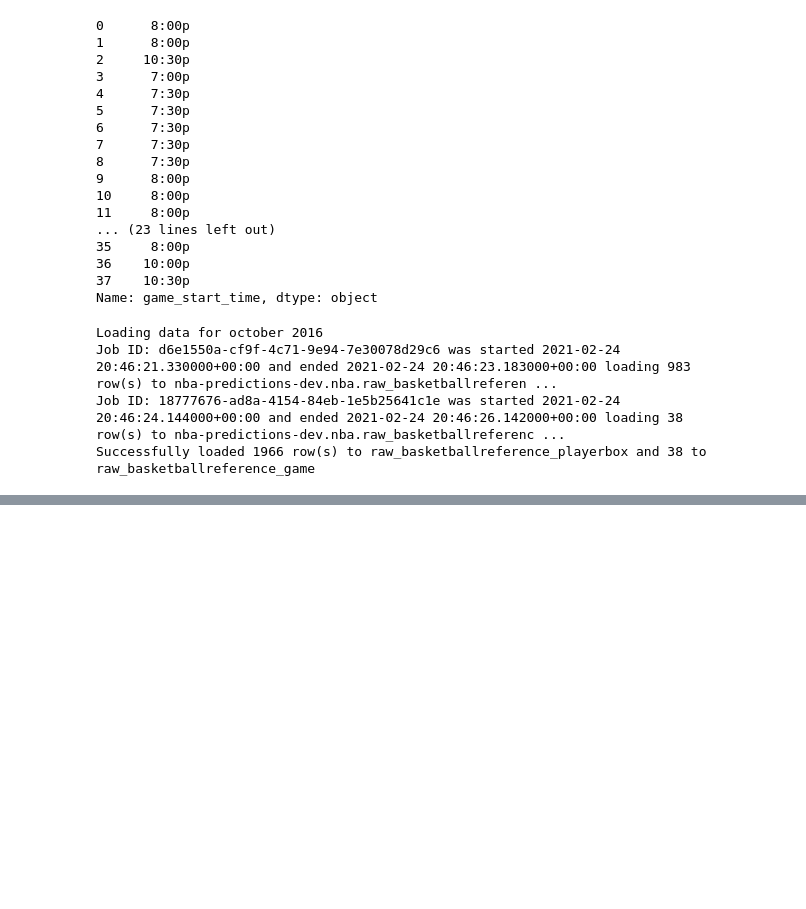
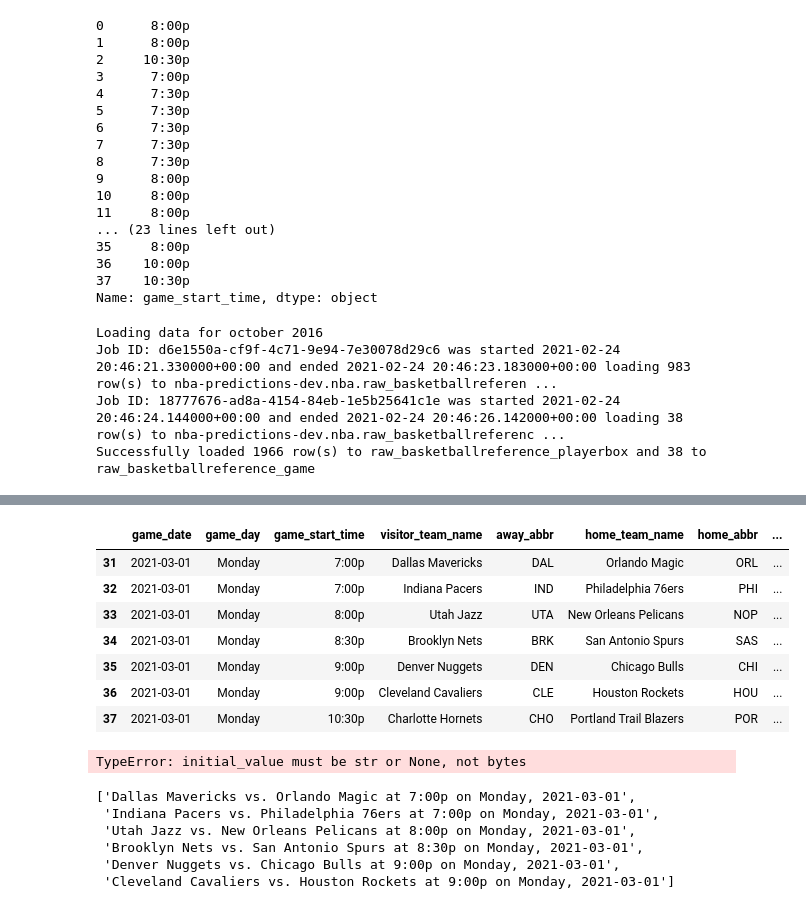
Before and after one commit to cwilbar04/gcp-end-to-end-nba-predictions, a Jupyter notebook: notebooks/Testing Sandbox.ipynb, the cells around one changed output, grey strips where cells are left out. Drawn from its saved outputs; the diff is of its cells as text; code cells hidden in the pictures; blank space fills up the shorter version.

```diff
--- a/notebooks/Testing Sandbox.ipynb
+++ b/notebooks/Testing Sandbox.ipynb
@@ -696,0 +604,4 @@ game_date
+# %%
+startDate = (datetime.now()).date()
+endDate = (startdate + timedelta(days=7)).date()
+delta = endDate - startDate       # as timedelta
@@ -696,0 +735,11 @@ game_date
+# %%
+game_date[game_date['game_day']=='Monday']
+# %% [output]
+|  | game_date | game_day | game_start_time | visitor_team_name | away_abbr | home_team_name | home_abbr | ... |
+| 31 | 2021-03-01 | Monday | 7:00p | Dallas Mavericks | DAL | Orlando Magic | ORL | ... |
+| 32 | 2021-03-01 | Monday | 7:00p | Indiana Pacers | IND | Philadelphia 76ers | PHI | ... |
+| 33 | 2021-03-01 | Monday | 8:00p | Utah Jazz | UTA | New Orleans Pelicans | NOP | ... |
+| 34 | 2021-03-01 | Monday | 8:30p | Brooklyn Nets | BRK | San Antonio Spurs | SAS | ... |
+| 35 | 2021-03-01 | Monday | 9:00p | Denver Nuggets | DEN | Chicago Bulls | CHI | ... |
+| 36 | 2021-03-01 | Monday | 9:00p | Cleveland Cavaliers | CLE | Houston Rockets | HOU | ... |
+| 37 | 2021-03-01 | Monday | 10:30p | Charlotte Hornets | CHO | Portland Trail Blazers | POR | ... |
@@ -696,0 +756,6 @@ game_date
+# %%
+d_cpt = StringIO(bucket.blob('static/monday.json').download_as_string())
+df = pd.read_csv(d_cpt)
+df
+# %% [output]
+TypeError: initial_value must be str or None, not bytes
@@ -696,0 +769,12 @@ game_date
+# %%
+games = []
+for i in range(len(home_teams)-1):
+    games.append(f'{away_teams[i]} vs. {home_teams[i]} at {game_start_time[i]} on {game_day[i]}, {game_date[i]}')
+games
+# %% [output]
+['Dallas Mavericks vs. Orlando Magic at 7:00p on Monday, 2021-03-01',
+ 'Indiana Pacers vs. Philadelphia 76ers at 7:00p on Monday, 2021-03-01',
+ 'Utah Jazz vs. New Orleans Pelicans at 8:00p on Monday, 2021-03-01',
+ 'Brooklyn Nets vs. San Antonio Spurs at 8:30p on Monday, 2021-03-01',
+ 'Denver Nuggets vs. Chicago Bulls at 9:00p on Monday, 2021-03-01',
+ 'Cleveland Cavaliers vs. Houston Rockets at 9:00p on Monday, 2021-03-01']
```
Also changed, not shown: parts of 36 cells of this notebook, 7 other files.
